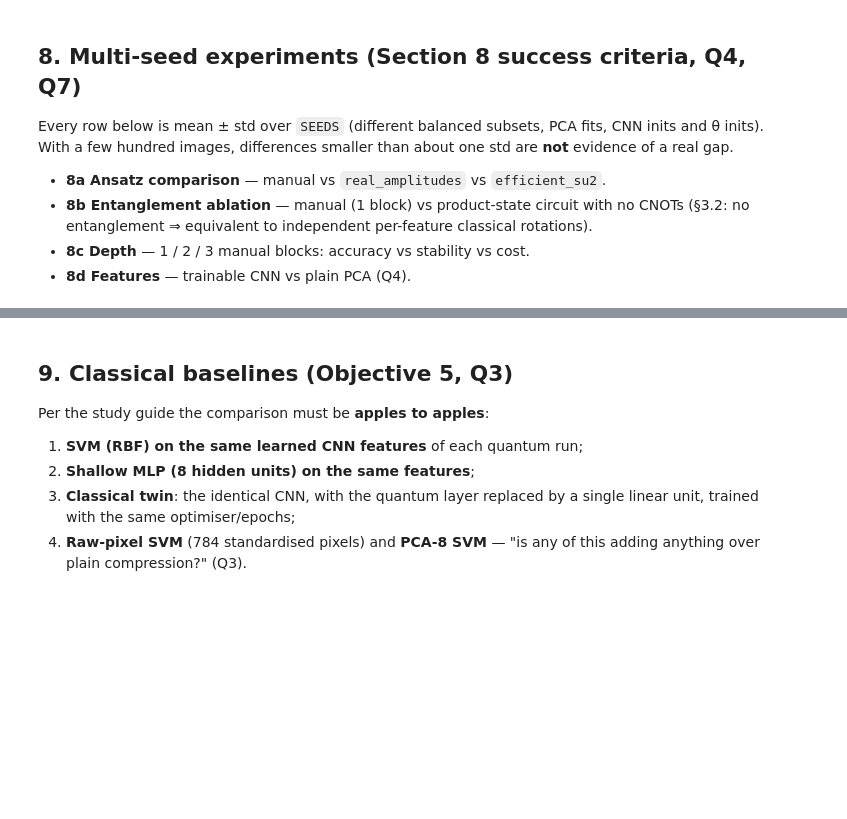
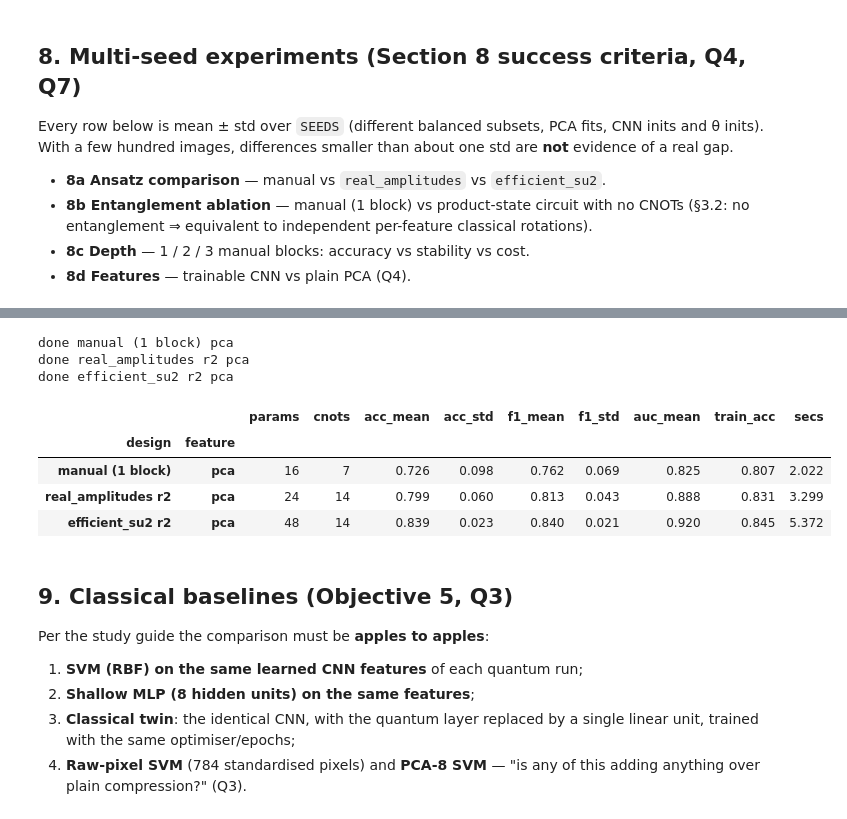
Before and after one commit to nirmal-a-r/hybrid-variational-quantum-classifier, a Jupyter notebook: HVQC_full_project.ipynb, the cells around one changed output, grey strips where cells are left out. Drawn from its saved outputs; the diff is of its cells as text; code cells hidden in the pictures; blank space fills up the shorter version.

```diff
--- a/HVQC_full_project.ipynb
+++ b/HVQC_full_project.ipynb
@@ -399,12 +454,12 @@ Every row below is mean ± std over `SEEDS` (different balanced subsets, PCA fit
 * **8c Depth** — 1 / 2 / 3 manual blocks: accuracy vs stability vs cost.
 * **8d Features** — trainable CNN vs plain PCA (Q4).
 # %%
-def run_grid(names, feature="cnn"):
+def run_grid(names, feature="cnn", lr=None):
     out = []
     for name in names:
         ops, ro = DESIGNS[name]
         for s in SEEDS:
-            sp = SPLITS[s]; t0 = time.time(); r = train_hybrid(ops, ro, sp, s, feature=feature)
+            sp = SPLITS[s]; t0 = time.time(); r = train_hybrid(ops, ro, sp, s, feature=feature, lr=lr)
             out.append(dict(design=name, feature=feature, seed=s, params=n_params(ops), cnots=n_cx(ops),
                             train_acc=r["train"]["acc"], acc=r["test"]["acc"], f1=r["test"]["f1"], auc=r["test"]["auc"],
                             final_loss=r["hist"][-1], secs=time.time() - t0))
@@ -425,7 +495,16 @@ res_main = summarize(df_main); display(res_main)
 # %%
 # 8d: PCA features without the CNN (documented ablation, Q4) for the main manual design and the two library ansätze
-df_pca = run_grid(["manual (1 block)", "real_amplitudes r2", "efficient_su2 r2"], feature="pca")
+df_pca = run_grid(["manual (1 block)", "real_amplitudes r2", "efficient_su2 r2"], feature="pca", lr=0.1)
 display(summarize(df_pca))
+# %% [output]
+done manual (1 block) pca
+done real_amplitudes r2 pca
+done efficient_su2 r2 pca
+|  |  | params | cnots | acc_mean | acc_std | f1_mean | f1_std | auc_mean | train_acc | secs |
+| design | feature |  |  |  |  |  |  |  |  |  |
+| manual (1 block) | pca | 16 | 7 | 0.726 | 0.098 | 0.762 | 0.069 | 0.825 | 0.807 | 2.022 |
+| real_amplitudes r2 | pca | 24 | 14 | 0.799 | 0.060 | 0.813 | 0.043 | 0.888 | 0.831 | 3.299 |
+| efficient_su2 r2 | pca | 48 | 14 | 0.839 | 0.023 | 0.840 | 0.021 | 0.920 | 0.845 | 5.372 |
 # %% [markdown]
 ## 9. Classical baselines (Objective 5, Q3)
 Per the study guide the comparison must be **apples to apples**:
```
Also changed, not shown: parts of 16 cells of this notebook.
